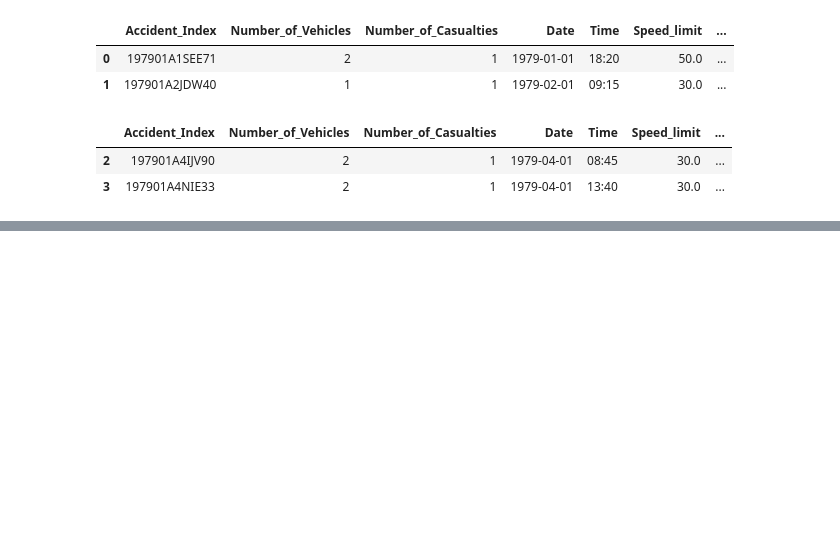
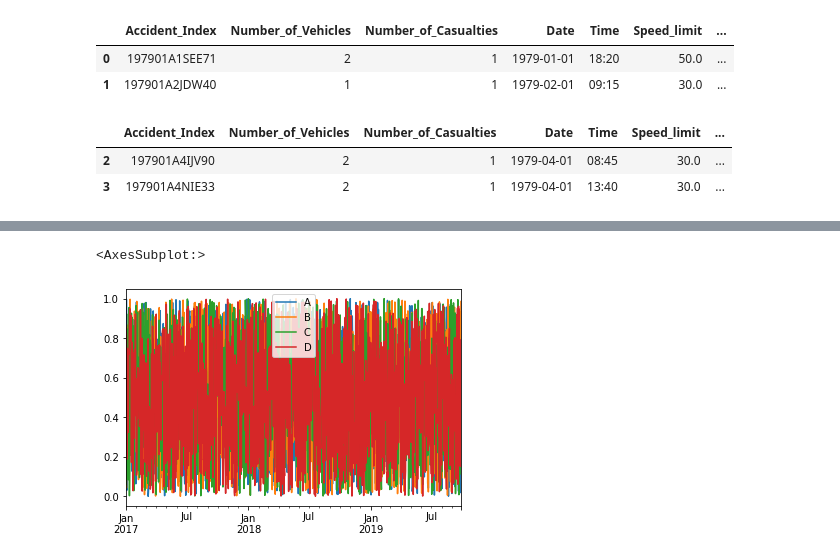
Before and after one commit to rafaelnpietro/DataScience, a Jupyter notebook: DSA/Pandas.ipynb, the cells around one changed output, grey strips where cells are left out. Cells and saved outputs as stored; diff of their text form; code cells hidden in the pictures; blank space fills up the shorter version.

```diff
--- a/DSA/Pandas.ipynb
+++ b/DSA/Pandas.ipynb
@@ -106,0 +328,3 @@ df[2:4] #Linha 2 a 4
+# %%
+dates=pd.date_range('20170101',periods=1000)
+dates
@@ -106,0 +340,4 @@ df[2:4] #Linha 2 a 4
+# %%
+#Criadno um data frame
+df4=pd.DataFrame(np.random.rand(1000,4),index=dates,columns=list('ABCD'))
+df4.head(5)
@@ -106,0 +418,4 @@ df[2:4] #Linha 2 a 4
+# %%
+#Adicionando um elemento ao df
+s=df4.iloc[6]
+s
@@ -106,0 +428,2 @@ df[2:4] #Linha 2 a 4
+# %%
+df4.append(s,ignore_index=True) #Note que o dataframe agr tem 1001 linhas.
@@ -106,0 +523,5 @@ df[2:4] #Linha 2 a 4
+# %%
+df4.plot()
+# %% [output]
+<AxesSubplot:>
+[figure, added]
```
Also changed, not shown: parts of 51 cells of this notebook, 1 other file.
